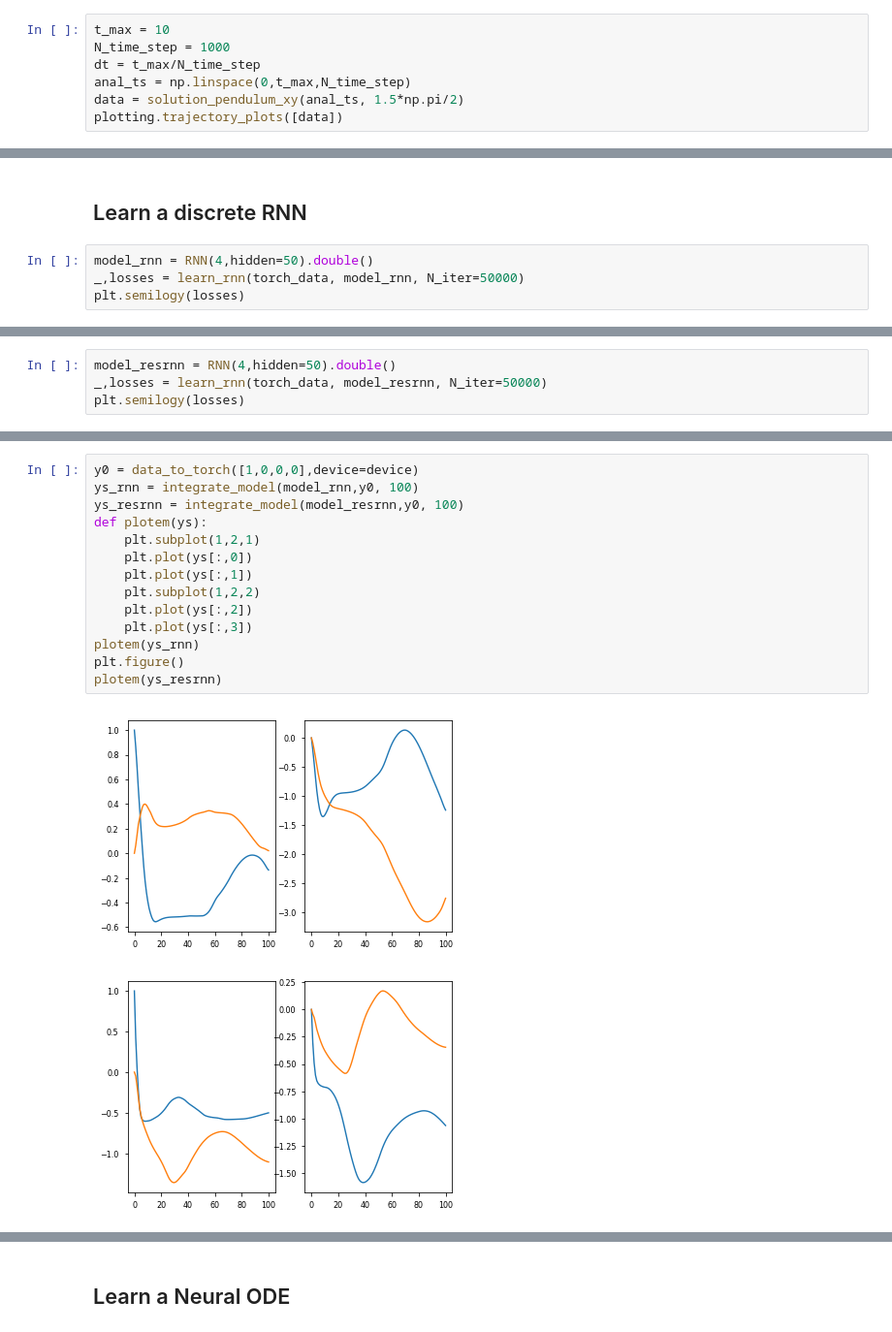
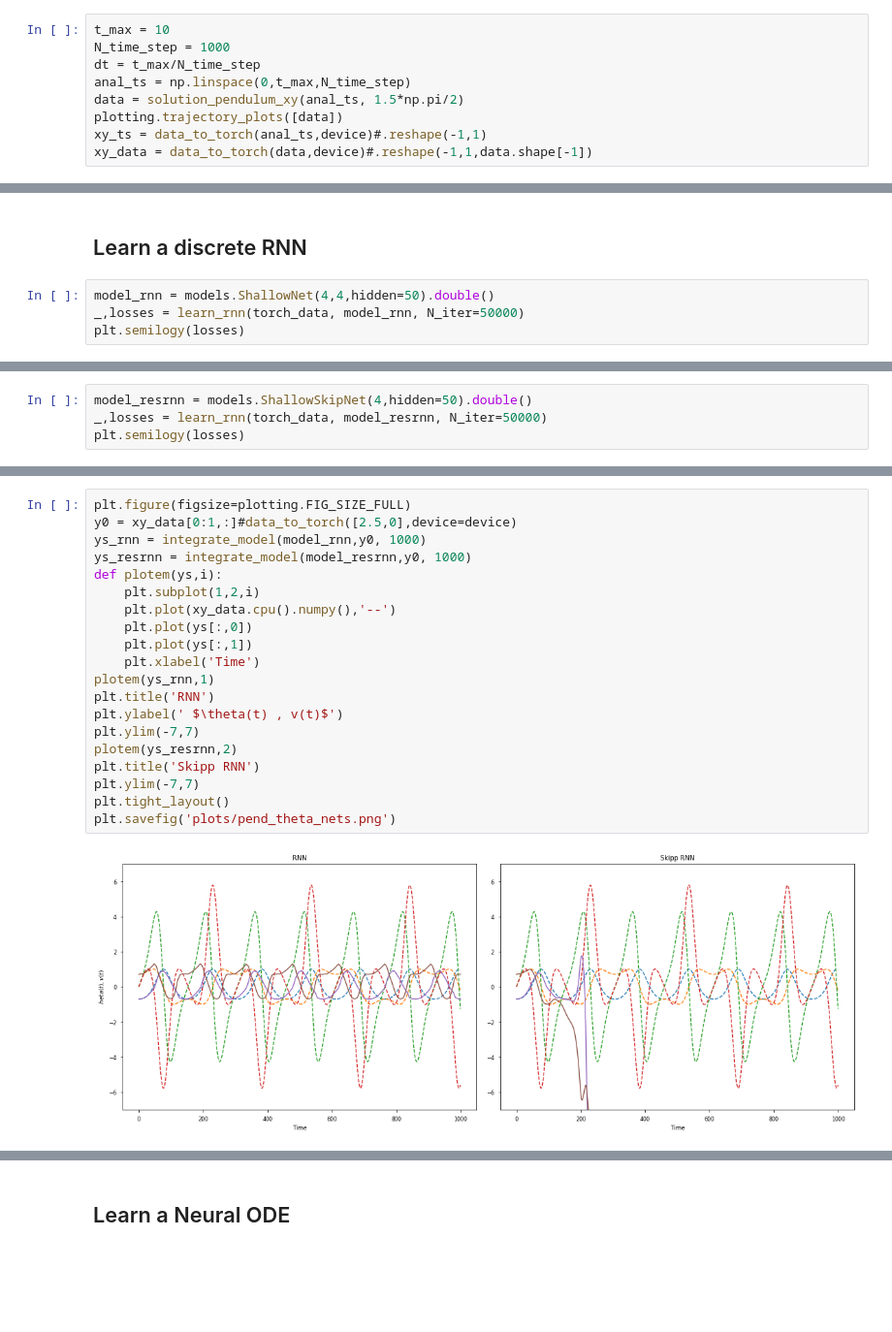
Before and after one commit to afqueiruga/on_learned_dynamics, a Jupyter notebook: NonlinearPendulum.ipynb, the cells around one changed output, grey strips where cells are left out. Shown at 97% size. Saved outputs shown, nothing was run; the diff lists cells and outputs as text; blank space fills up the shorter version.

```diff
--- a/NonlinearPendulum.ipynb
+++ b/NonlinearPendulum.ipynb
@@ -271,5 +287,7 @@ dt = t_max/N_time_step
 anal_ts = np.linspace(0,t_max,N_time_step)
 data = solution_pendulum_xy(anal_ts, 1.5*np.pi/2)
 plotting.trajectory_plots([data])
+xy_ts = data_to_torch(anal_ts,device)#.reshape(-1,1)
+xy_data = data_to_torch(data,device)#.reshape(-1,1,data.shape[-1])
 # %% [output]
 [figure]
@@ -317,7 +335,7 @@ Note how the traditional ODE solvers don't do a very good job with this stiff fo
 # %% [markdown]
 ## Learn a discrete RNN
 # %%
-model_rnn = RNN(4,hidden=50).double()
+model_rnn = models.ShallowNet(4,4,hidden=50).double()
 _,losses = learn_rnn(torch_data, model_rnn, N_iter=50000)
 plt.semilogy(losses)
 # %% [output]
@@ -327,5 +345,5 @@ Using the CPU
 # %%
-model_resrnn = RNN(4,hidden=50).double()
+model_resrnn = models.ShallowSkipNet(4,hidden=50).double()
 _,losses = learn_rnn(torch_data, model_resrnn, N_iter=50000)
 plt.semilogy(losses)
 # %% [output]
@@ -335,17 +353,22 @@ Using the CPU
 # %%
-y0 = data_to_torch([1,0,0,0],device=device)
-ys_rnn = integrate_model(model_rnn,y0, 100)
-ys_resrnn = integrate_model(model_resrnn,y0, 100)
-def plotem(ys):
-    plt.subplot(1,2,1)
+plt.figure(figsize=plotting.FIG_SIZE_FULL)
+y0 = xy_data[0:1,:]#data_to_torch([2.5,0],device=device)
+ys_rnn = integrate_model(model_rnn,y0, 1000)
+ys_resrnn = integrate_model(model_resrnn,y0, 1000)
+def plotem(ys,i):
+    plt.subplot(1,2,i)
+    plt.plot(xy_data.cpu().numpy(),'--')
     plt.plot(ys[:,0])
     plt.plot(ys[:,1])
-    plt.subplot(1,2,2)
-    plt.plot(ys[:,2])
-    plt.plot(ys[:,3])
-plotem(ys_rnn)
-plt.figure()
-plotem(ys_resrnn)
+    plt.xlabel('Time')
+plotem(ys_rnn,1)
+plt.title('RNN')
+plt.ylabel(' $\theta(t) , v(t)$')
+plt.ylim(-7,7)
+plotem(ys_resrnn,2)
+plt.title('Skipp RNN')
+plt.ylim(-7,7)
+plt.tight_layout()
+plt.savefig('plots/pend_theta_nets.png')
 # %% [output]
-[figure, old version]
+[figure, new version]
-[figure, removed]
```
Also changed, not shown: parts of 34 cells of this notebook, 1 other file.
